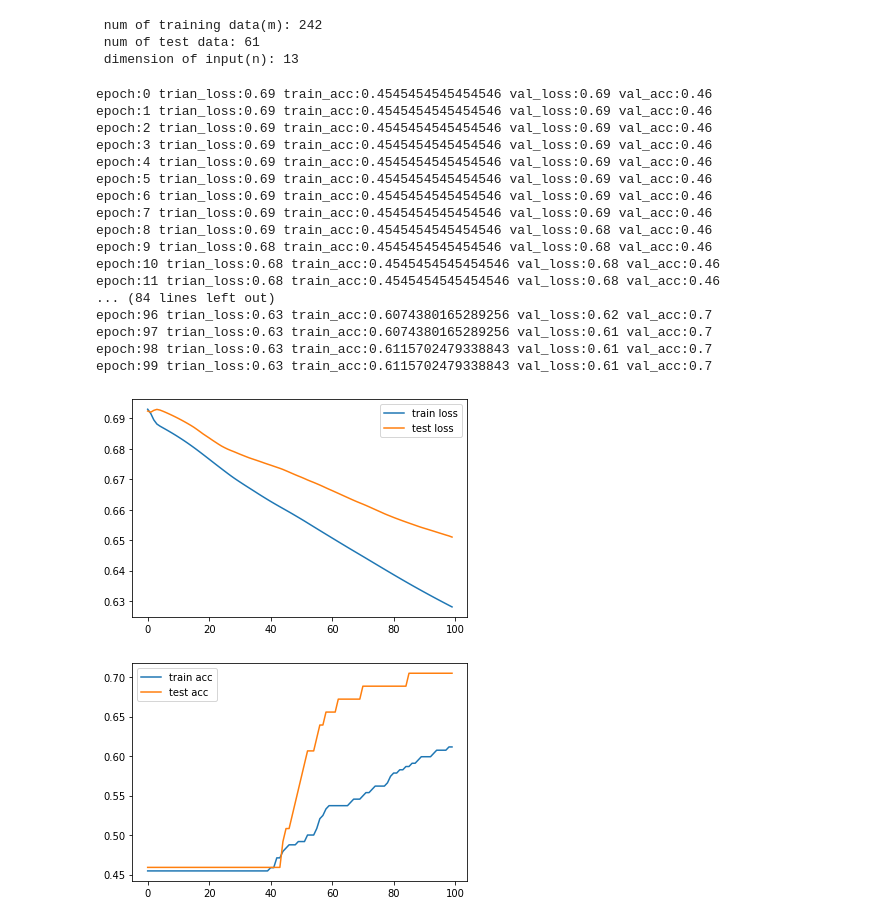
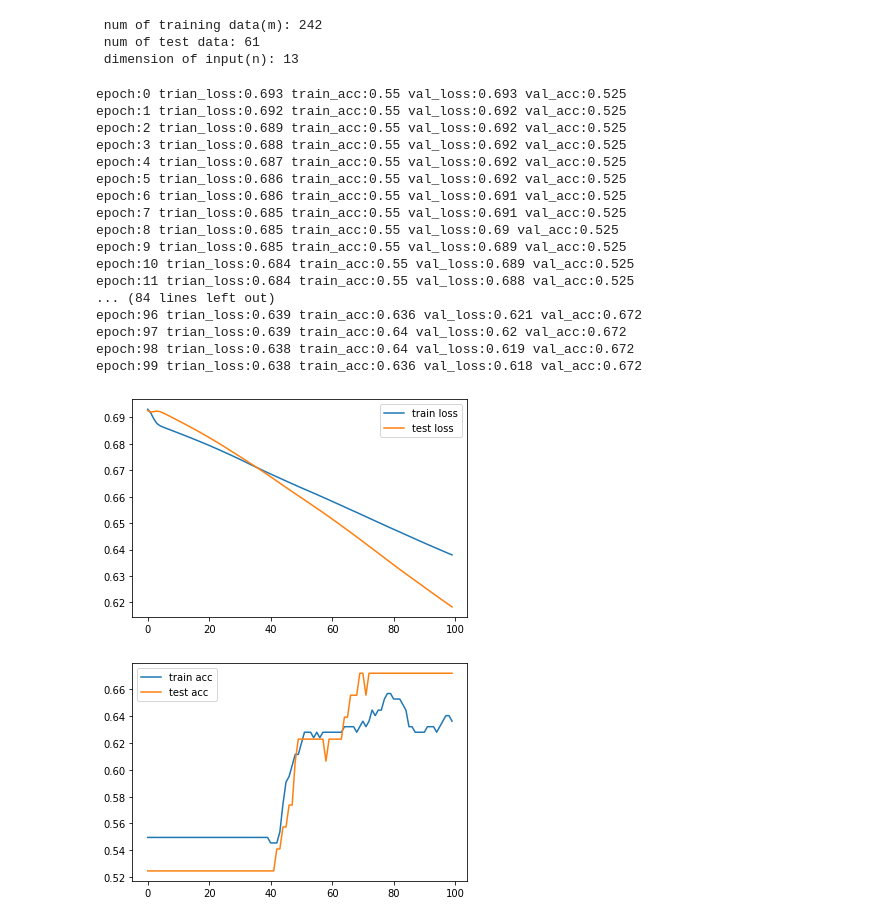
Before and after one commit to mahsa-meymari/mlp_scratch_heart_disease, a Jupyter notebook: mlp_scratch_heart_disease.ipynb, the cells around one changed output. Saved outputs shown, nothing was run; the diff lists cells and outputs as text; code cells hidden in the pictures.

```diff
--- a/mlp_scratch_heart_disease.ipynb
+++ b/mlp_scratch_heart_disease.ipynb
@@ -129,18 +144,19 @@ class MlpModel:
 
       y_hat = self.__forward_propagation(x)
       self.__back_propagation(y_hat, y)
+
       train_cost = self.__cost_function(y_hat, y)
       train_acc = self.__calc_acc(y_hat, y)
+      val_cost, val_acc = self.evaluate(x_valid,y_valid)
+
+      print('epoch:{} trian_loss:{} train_acc:{} val_loss:{} val_acc:{}'.format(
+          i, round(train_cost,3), round(train_acc, 3), round(val_cost,3), round(val_acc,3)
+      ))
       costs.append(train_cost)
+      validation_costs.append(val_cost)
       accs.append(train_acc)
-
-      val_cost, val_acc = self.evaluate(x_valid,y_valid)
-      validation_costs.append(val_cost)
       validation_accs.append(val_acc)
 
-      print('epoch:{} trian_loss:{} train_acc:{} val_loss:{} val_acc:{}'.format(
-          i, round(train_cost,2), train_acc, round(val_cost,2), round(val_acc,2)
-      ))
     return costs, validation_costs, accs, validation_accs
 
   def evaluate(self, x, y):
@@ -153,9 +169,8 @@ class MlpModel:
     res = y_hat.copy()
     res[y_hat>=0.5] = 1
     res[y_hat<0.5] = 0
-    res[res==y.T] = 1
-    res[res!=y.T] = 0
-    acc = 1 - (np.count_nonzero(res)/res.shape[1])
+    res = np.logical_not(np.logical_xor(res, y.T))
+    acc = np.sum(res)/res.shape[1]
     return acc
 # %%
 model = MlpModel()
@@ -168,33 +183,33 @@ model.add_layer(output_layer)
 
 costs, val_costs, accs, val_accs = model.fit(train_x,train_y,100,test_x, test_y)
 # %% [output]
-epoch:0 trian_loss:0.69 train_acc:0.4545454545454546 val_loss:0.69 val_acc:0.46
-epoch:1 trian_loss:0.69 train_acc:0.4545454545454546 val_loss:0.69 val_acc:0.46
-epoch:2 trian_loss:0.69 train_acc:0.4545454545454546 val_loss:0.69 val_acc:0.46
-epoch:3 trian_loss:0.69 train_acc:0.4545454545454546 val_loss:0.69 val_acc:0.46
-epoch:4 trian_loss:0.69 train_acc:0.4545454545454546 val_loss:0.69 val_acc:0.46
-epoch:5 trian_loss:0.69 train_acc:0.4545454545454546 val_loss:0.69 val_acc:0.46
-epoch:6 trian_loss:0.69 train_acc:0.4545454545454546 val_loss:0.69 val_acc:0.46
-epoch:7 trian_loss:0.69 train_acc:0.4545454545454546 val_loss:0.69 val_acc:0.46
-epoch:8 trian_loss:0.69 train_acc:0.4545454545454546 val_loss:0.68 val_acc:0.46
-epoch:9 trian_loss:0.68 train_acc:0.4545454545454546 val_loss:0.68 val_acc:0.46
-epoch:10 trian_loss:0.68 train_acc:0.4545454545454546 val_loss:0.68 val_acc:0.46
-epoch:11 trian_loss:0.68 train_acc:0.4545454545454546 val_loss:0.68 val_acc:0.46
+epoch:0 trian_loss:0.693 train_acc:0.55 val_loss:0.693 val_acc:0.525
+epoch:1 trian_loss:0.692 train_acc:0.55 val_loss:0.692 val_acc:0.525
+epoch:2 trian_loss:0.689 train_acc:0.55 val_loss:0.692 val_acc:0.525
+epoch:3 trian_loss:0.688 train_acc:0.55 val_loss:0.692 val_acc:0.525
+epoch:4 trian_loss:0.687 train_acc:0.55 val_loss:0.692 val_acc:0.525
+epoch:5 trian_loss:0.686 train_acc:0.55 val_loss:0.692 val_acc:0.525
+epoch:6 trian_loss:0.686 train_acc:0.55 val_loss:0.691 val_acc:0.525
+epoch:7 trian_loss:0.685 train_acc:0.55 val_loss:0.691 val_acc:0.525
+epoch:8 trian_loss:0.685 train_acc:0.55 val_loss:0.69 val_acc:0.525
+epoch:9 trian_loss:0.685 train_acc:0.55 val_loss:0.689 val_acc:0.525
+epoch:10 trian_loss:0.684 train_acc:0.55 val_loss:0.689 val_acc:0.525
+epoch:11 trian_loss:0.684 train_acc:0.55 val_loss:0.688 val_acc:0.525
 ... (84 lines left out)
-epoch:96 trian_loss:0.63 train_acc:0.6074380165289256 val_loss:0.62 val_acc:0.7
-epoch:97 trian_loss:0.63 train_acc:0.6074380165289256 val_loss:0.61 val_acc:0.7
-epoch:98 trian_loss:0.63 train_acc:0.6115702479338843 val_loss:0.61 val_acc:0.7
-epoch:99 trian_loss:0.63 train_acc:0.6115702479338843 val_loss:0.61 val_acc:0.7
+epoch:96 trian_loss:0.639 train_acc:0.636 val_loss:0.621 val_acc:0.672
+epoch:97 trian_loss:0.639 train_acc:0.64 val_loss:0.62 val_acc:0.672
+epoch:98 trian_loss:0.638 train_acc:0.64 val_loss:0.619 val_acc:0.672
+epoch:99 trian_loss:0.638 train_acc:0.636 val_loss:0.618 val_acc:0.672
 # %%
 plt.plot(costs)
-plt.plot(validation_costs)
+plt.plot(val_costs)
 plt.legend(['train loss', 'test loss'])
 plt.show()
 
 plt.plot(accs)
 plt.plot(val_accs)
 plt.legend(['train acc', 'test acc'])
 plt.show()
 # %% [output]
-[figure, old version]
+[figure, new version]
-[figure, old version]
+[figure, new version]
```
Also changed, not shown: parts of 4 cells of this notebook.
